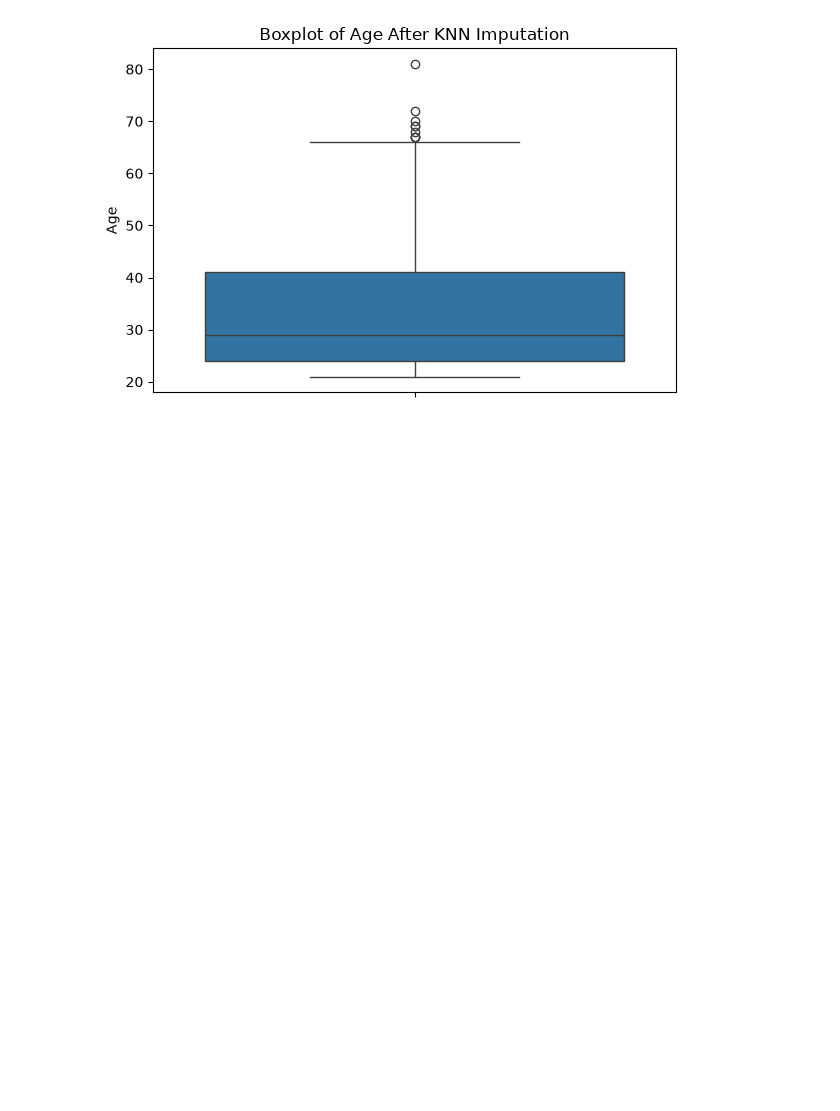
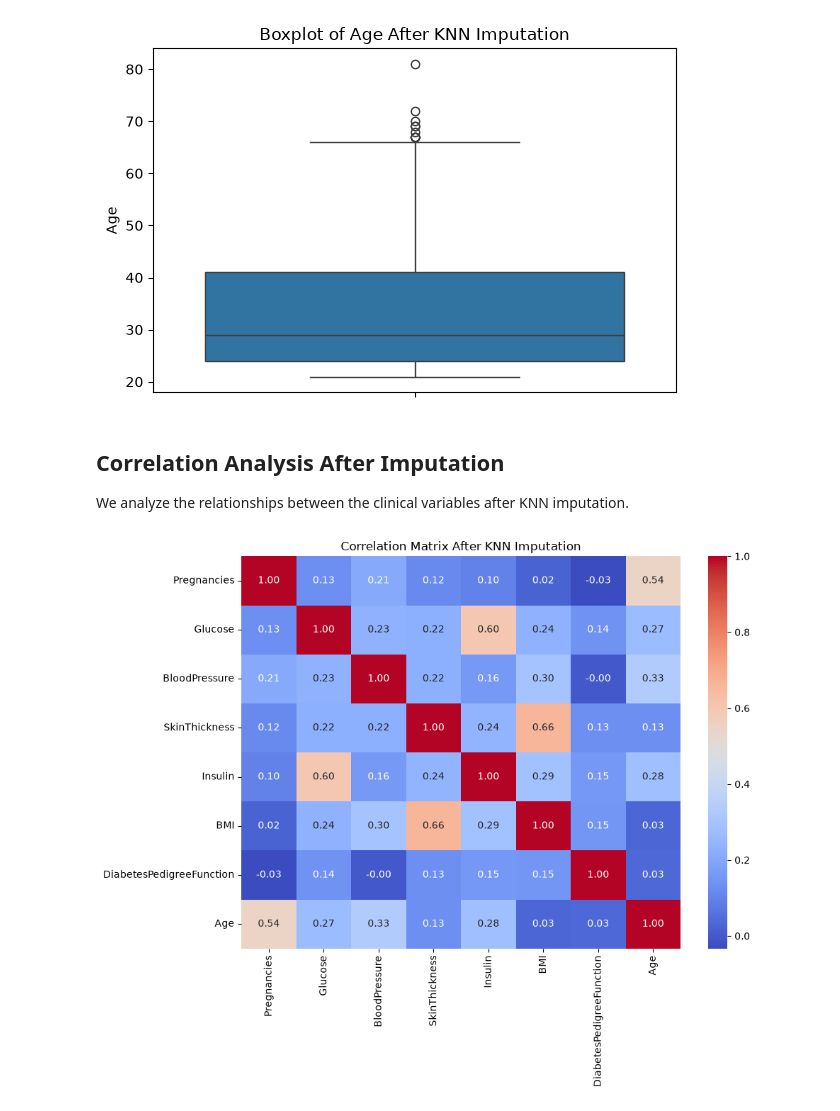
Before and after one commit to lahcen404/GlucoRisk-AI, a Jupyter notebook: notebooks/01_eda.ipynb, the cells around one changed output. Drawn from its saved outputs; the diff is of its cells as text; code cells hidden in the pictures; blank space fills up the shorter version.

Commit message:
create correlation Matrix Graph after KNN Imputation

```diff
--- a/notebooks/01_eda.ipynb
+++ b/notebooks/01_eda.ipynb
@@ -516,3 +516,24 @@ for column in clinical_columns:
 [figure]
 [figure]
 [figure]
+# %% [markdown]
+## Correlation Analysis After Imputation
+
+We analyze the relationships between the clinical variables after KNN imputation.
+# %%
+correlation_matrix = df_imputed[clinical_columns].corr()
+
+plt.figure(figsize=(10, 8))
+
+sns.heatmap(
+    correlation_matrix,
+    annot=True,
+    cmap="coolwarm",
+    fmt=".2f"
+)
+
+plt.title("Correlation Matrix After KNN Imputation")
+plt.tight_layout()
+plt.show()
+# %% [output]
+[figure, added]
```
